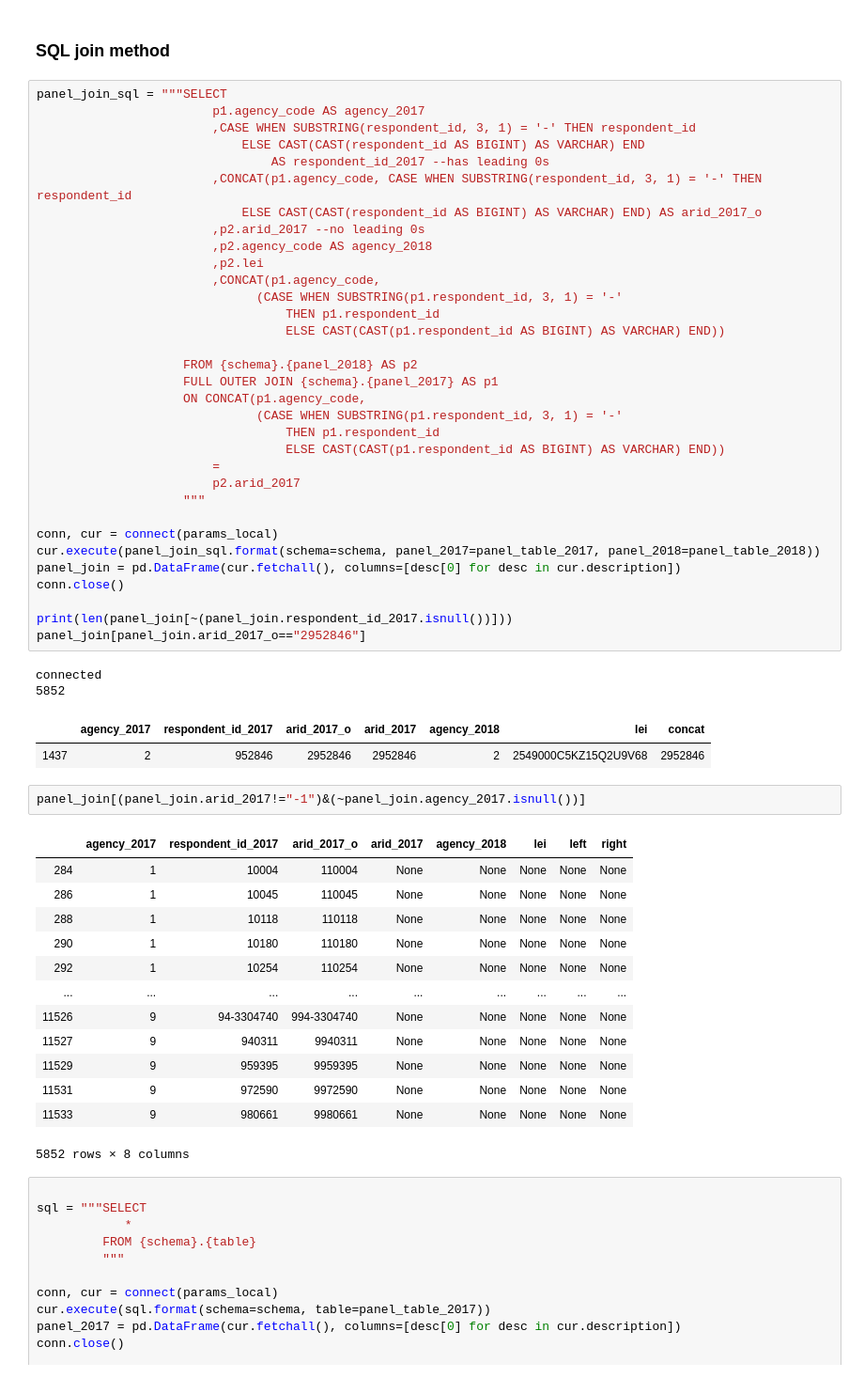
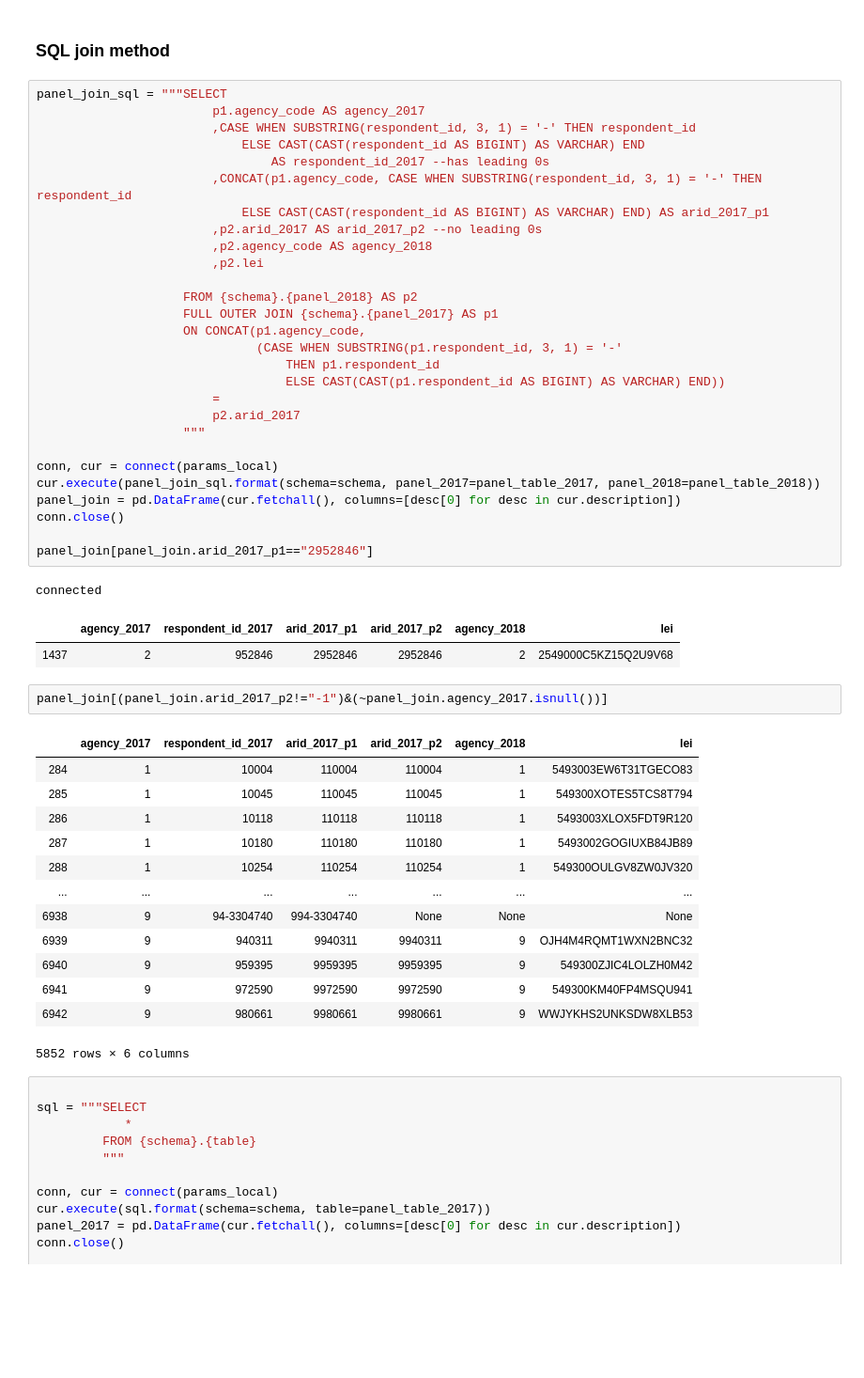
Before and after one commit to cfpb/HMDA_Data_Science_Kit, a Jupyter notebook: analysis_examples/HMDA_Panel_ID_Mapping_2017_2018.ipynb, the cells around one changed output. Shown at 94% size. Cells and saved outputs as stored; diff of their text form; blank space fills up the shorter version.

```diff
--- a/analysis_examples/HMDA_Panel_ID_Mapping_2017_2018.ipynb
+++ b/analysis_examples/HMDA_Panel_ID_Mapping_2017_2018.ipynb
@@ -40,14 +40,10 @@ panel_join_sql = """SELECT
                             ELSE CAST(CAST(respondent_id AS BIGINT) AS VARCHAR) END
                                 AS respondent_id_2017 --has leading 0s
                         ,CONCAT(p1.agency_code, CASE WHEN SUBSTRING(respondent_id, 3, 1) = '-' THEN respondent_id
-                            ELSE CAST(CAST(respondent_id AS BIGINT) AS VARCHAR) END) AS arid_2017_o
-                        ,p2.arid_2017 --no leading 0s
+                            ELSE CAST(CAST(respondent_id AS BIGINT) AS VARCHAR) END) AS arid_2017_p1
+                        ,p2.arid_2017 AS arid_2017_p2 --no leading 0s
                         ,p2.agency_code AS agency_2018
                         ,p2.lei
-                        ,CONCAT(p1.agency_code,
-                              (CASE WHEN SUBSTRING(p1.respondent_id, 3, 1) = '-'
-                                  THEN p1.respondent_id
-                                  ELSE CAST(CAST(p1.respondent_id AS BIGINT) AS VARCHAR) END))
 
                     FROM {schema}.{panel_2018} AS p2
                     FULL OUTER JOIN {schema}.{panel_2017} AS p1
@@ -64,29 +60,27 @@ cur.execute(panel_join_sql.format(schema=schema, panel_2017=panel_table_2017, pa
 panel_join = pd.DataFrame(cur.fetchall(), columns=[desc[0] for desc in cur.description])
 conn.close()
 
-print(len(panel_join[~(panel_join.respondent_id_2017.isnull())]))
-panel_join[panel_join.arid_2017_o=="2952846"]
+panel_join[panel_join.arid_2017_p1=="2952846"]
 # %% [output]
 connected
-5852
-|  | agency_2017 | respondent_id_2017 | arid_2017_o | arid_2017 | agency_2018 | lei | concat |
-| 1437 | 2 | 952846 | 2952846 | 2952846 | 2 | 2549000C5KZ15Q2U9V68 | 2952846 |
+|  | agency_2017 | respondent_id_2017 | arid_2017_p1 | arid_2017_p2 | agency_2018 | lei |
+| 1437 | 2 | 952846 | 2952846 | 2952846 | 2 | 2549000C5KZ15Q2U9V68 |
 # %%
-panel_join[(panel_join.arid_2017!="-1")&(~panel_join.agency_2017.isnull())]
+panel_join[(panel_join.arid_2017_p2!="-1")&(~panel_join.agency_2017.isnull())]
 # %% [output]
-|  | agency_2017 | respondent_id_2017 | arid_2017_o | arid_2017 | agency_2018 | lei | left | right |
-| 284 | 1 | 10004 | 110004 | None | None | None | None | None |
-| 286 | 1 | 10045 | 110045 | None | None | None | None | None |
-| 288 | 1 | 10118 | 110118 | None | None | None | None | None |
-| 290 | 1 | 10180 | 110180 | None | None | None | None | None |
-| 292 | 1 | 10254 | 110254 | None | None | None | None | None |
-| ... | ... | ... | ... | ... | ... | ... | ... | ... |
-| 11526 | 9 | 94-3304740 | 994-3304740 | None | None | None | None | None |
-| 11527 | 9 | 940311 | 9940311 | None | None | None | None | None |
-| 11529 | 9 | 959395 | 9959395 | None | None | None | None | None |
-| 11531 | 9 | 972590 | 9972590 | None | None | None | None | None |
-| 11533 | 9 | 980661 | 9980661 | None | None | None | None | None |
+|  | agency_2017 | respondent_id_2017 | arid_2017_p1 | arid_2017_p2 | agency_2018 | lei |
+| 284 | 1 | 10004 | 110004 | 110004 | 1 | 5493003EW6T31TGECO83 |
+| 285 | 1 | 10045 | 110045 | 110045 | 1 | 549300XOTES5TCS8T794 |
+| 286 | 1 | 10118 | 110118 | 110118 | 1 | 5493003XLOX5FDT9R120 |
+| 287 | 1 | 10180 | 110180 | 110180 | 1 | 5493002GOGIUXB84JB89 |
+| 288 | 1 | 10254 | 110254 | 110254 | 1 | 549300OULGV8ZW0JV320 |
+| ... | ... | ... | ... | ... | ... | ... |
+| 6938 | 9 | 94-3304740 | 994-3304740 | None | None | None |
+| 6939 | 9 | 940311 | 9940311 | 9940311 | 9 | OJH4M4RQMT1WXN2BNC32 |
+| 6940 | 9 | 959395 | 9959395 | 9959395 | 9 | 549300ZJIC4LOLZH0M42 |
+| 6941 | 9 | 972590 | 9972590 | 9972590 | 9 | 549300KM40FP4MSQU941 |
+| 6942 | 9 | 980661 | 9980661 | 9980661 | 9 | WWJYKHS2UNKSDW8XLB53 |
-5852 rows × 8 columns
+5852 rows × 6 columns
 # %%
 
 sql = """SELECT
```
Also changed, not shown: parts of 1 cell of this notebook.
